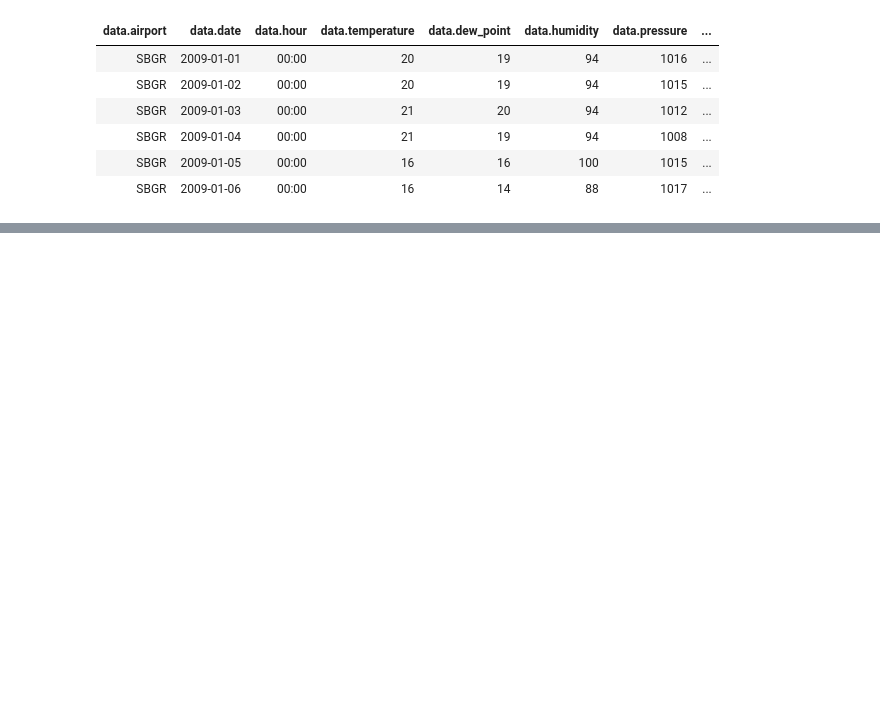
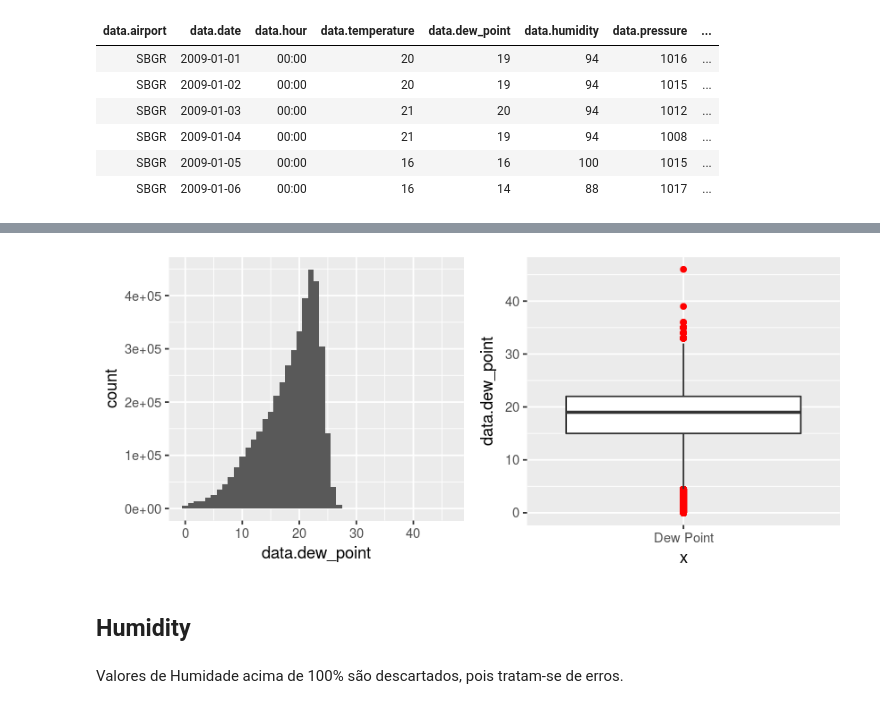
Before and after one commit to jcolares/DM2018, a Jupyter notebook: Jeff.ipynb, the cells around one changed output, grey strips where cells are left out. Cells and saved outputs as stored; diff of their text form; code cells hidden in the pictures; blank space fills up the shorter version.

```diff
--- a/Jeff.ipynb
+++ b/Jeff.ipynb
@@ -137,0 +163,5 @@ summary(vra)
+# %%
+grHistDew = ggplot(wu, aes(x = data.dew_point)) + geom_histogram(binwidth = 1)
+grBoxDew = ggplot(wu, aes(x="Dew Point", y = data.dew_point)) + stat_boxplot(outlier.colour="red")
+grid.arrange(grobs=list(grHistDew, grBoxDew ), ncol=2)
+# %% [output]
@@ -137,0 +171,5 @@ summary(vra)
+[figure, added]
+# %% [markdown]
+## Humidity
+# %% [markdown]
+Valores de Humidade acima de 100% são descartados, pois tratam-se de erros.
```
Also changed, not shown: parts of 33 cells of this notebook.
